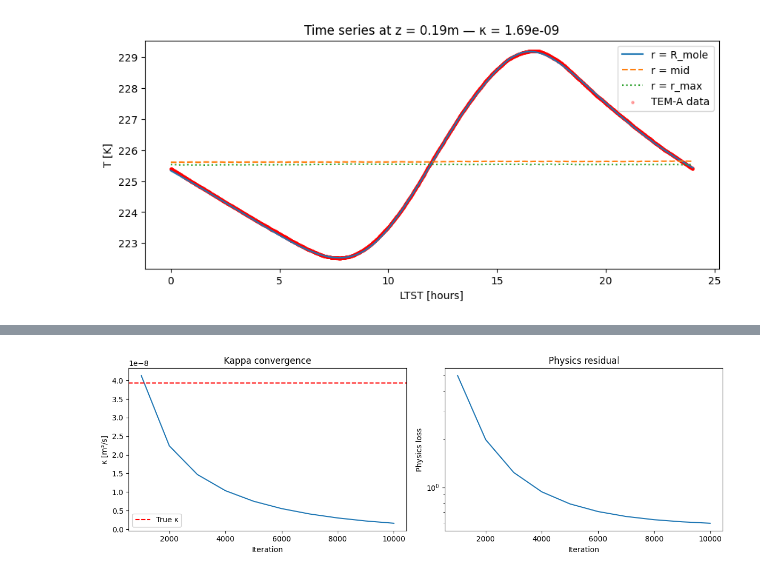
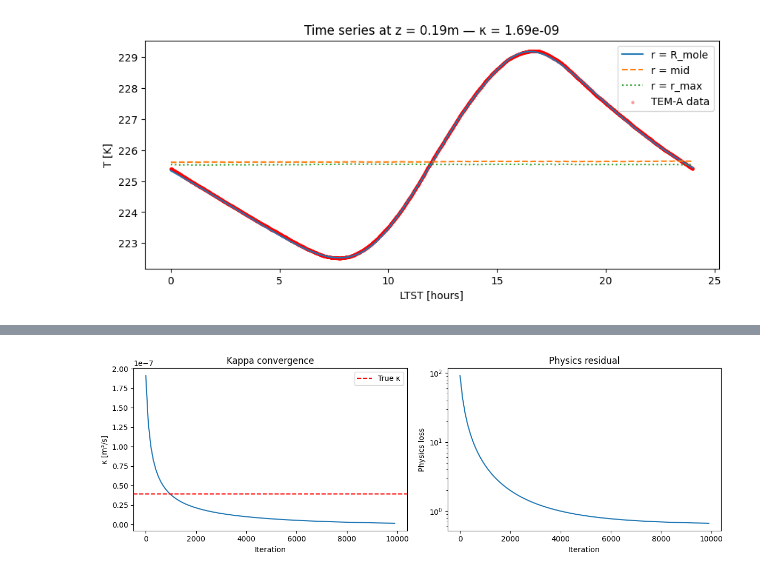
Before and after one commit to tembluso/cfd-ai-journey, a Jupyter notebook: week-10-optimal-Inverse/2D-perturbance/Inverse-2D-Perturbance.ipynb, the cells around one changed output, grey strips where cells are left out. Cells and saved outputs as stored; diff of their text form; code cells hidden in the pictures.

```diff
--- a/week-10-optimal-Inverse/2D-perturbance/Inverse-2D-Perturbance.ipynb
+++ b/week-10-optimal-Inverse/2D-perturbance/Inverse-2D-Perturbance.ipynb
@@ -549,7 +549,7 @@ avg_bottom_temp = 225.6  # average bottom temperature (K)
 # RAD Sol 511   = surface temperature from radiometer (Spohn's proxy for sol 1202)
 
 wb_diurnal = openpyxl.load_workbook(
-    '../resources/data/Mars Soil Temperatures and Thermal Properties from Diurnal Wave data.xlsx',
+    '../../resources/data/Mars Soil Temperatures and Thermal Properties from Diurnal Wave data.xlsx',
     data_only=True
 )
 
@@ -871,7 +871,7 @@ for i in range(10000):
         log_kappa, opt_state_p2, network_params,
         t_physics, x_physics, r_physics)
 
-    if (i+1) % 1000 == 0:
+    if (i+1) % 100 == 0:
         k = float(jnp.exp(log_kappa))
         kappa_history.append(k)
         kappa_losses.append(float(loss))
@@ -900,18 +900,18 @@ True kappa:  3.930e-8
 Ratio:       0.04x
 # %%
 fig, axes = plt.subplots(1, 2, figsize=(12, 4))
-axes[0].plot(range(1000, 10001, 1000), kappa_history)
+axes[0].plot(range(1, 10001, 100), kappa_history)
 axes[0].axhline(3.93e-8, color='r', linestyle='--', label='True κ')
 axes[0].set_xlabel('Iteration')
 axes[0].set_ylabel('κ [m²/s]')
 axes[0].set_title('Kappa convergence')
 axes[0].legend()
 
-axes[1].semilogy(range(1000, 10001, 1000), kappa_losses)
+axes[1].semilogy(range(1, 10001, 100), kappa_losses)
 axes[1].set_xlabel('Iteration')
 axes[1].set_ylabel('Physics loss')
 axes[1].set_title('Physics residual')
 plt.tight_layout()
 plt.show()
 # %% [output]
-[figure, old version]
+[figure, new version]
```
Also changed, not shown: parts of 2 cells of this notebook, 57 other files.
